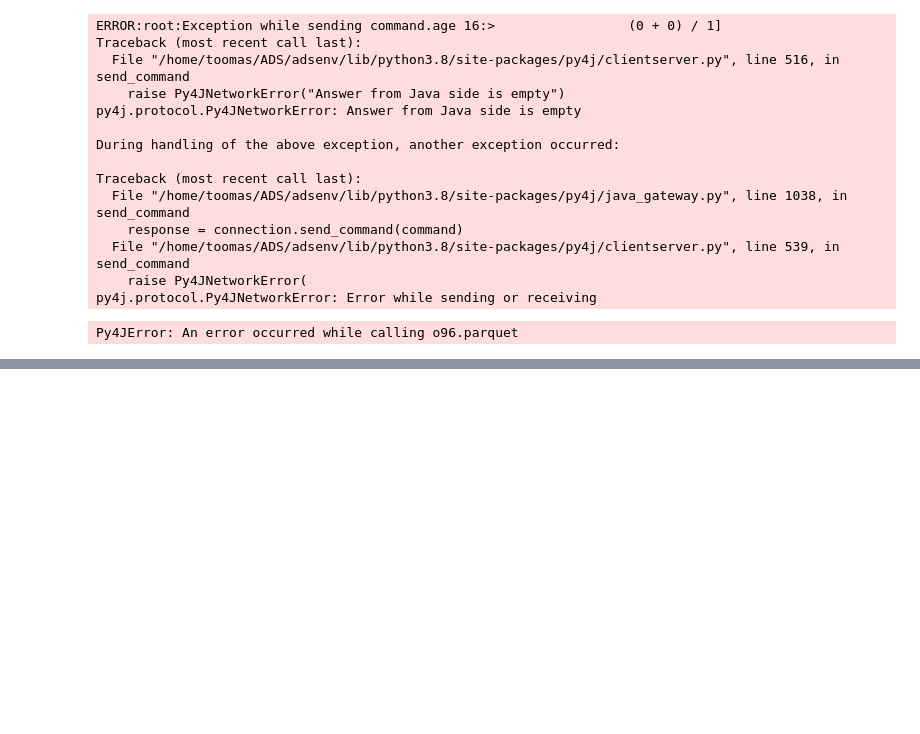
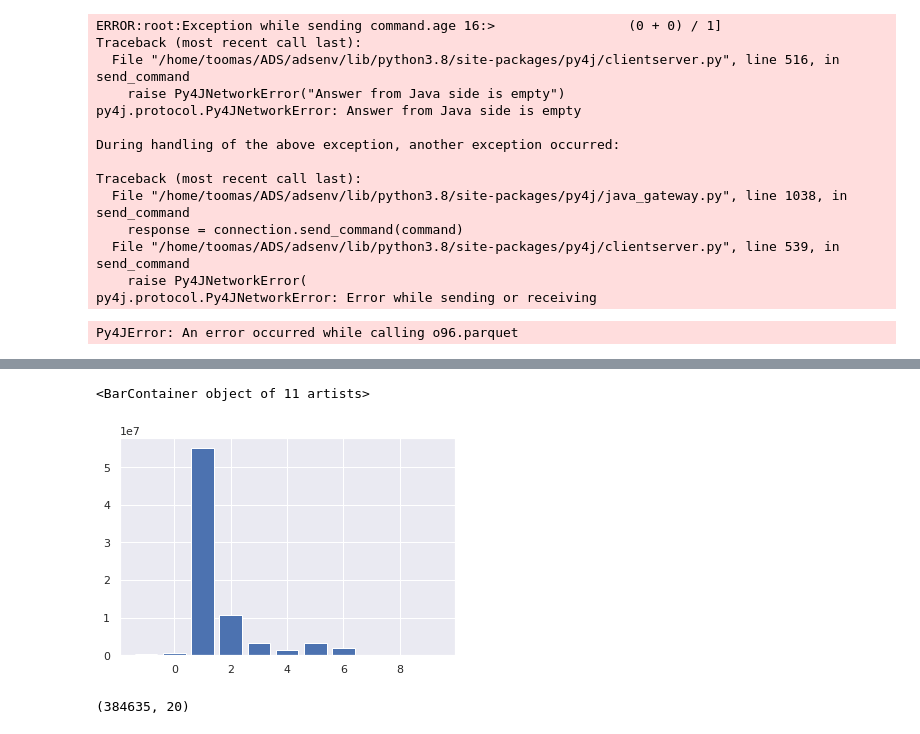
Before and after one commit to MAST30034-Applied-Data-Science/mast30034-project-1-ToomasRo, a Jupyter notebook: notebooks/cleaning.ipynb, the cells around one changed output, grey strips where cells are left out. Drawn from its saved outputs; the diff is of its cells as text; code cells hidden in the pictures; blank space fills up the shorter version.

```diff
--- a/notebooks/cleaning.ipynb
+++ b/notebooks/cleaning.ipynb
@@ -14,8 +15,8 @@ spark = (
     .config("spark.sql.repl.eagerEval.enabled", True)
     .config("spark.sql.parquet.cacheMetadata", "true")
     .config("spark.sql.session.timeZone", "Etc/UTC")
-    .config("spark.driver.memory", "2g")
-    .config("spark.executor.memory", "4g")
+    .config("spark.driver.memory", "4g")
+    .config("spark.executor.memory", "8g")
     .getOrCreate()
 )
 # %% [output]
@@ -326,0 +395,5 @@ Py4JError: An error occurred while calling o96.parquet
+# %%
+plt.bar(passenger_count['passenger_count'],passenger_count['count'])
+# %% [output]
+<BarContainer object of 11 artists>
+[figure, added]
@@ -326,0 +402,4 @@ Py4JError: An error occurred while calling o96.parquet
+# %%
+df.shape
+# %% [output]
+(384635, 20)
```
Also changed, not shown: parts of 44 cells of this notebook.
